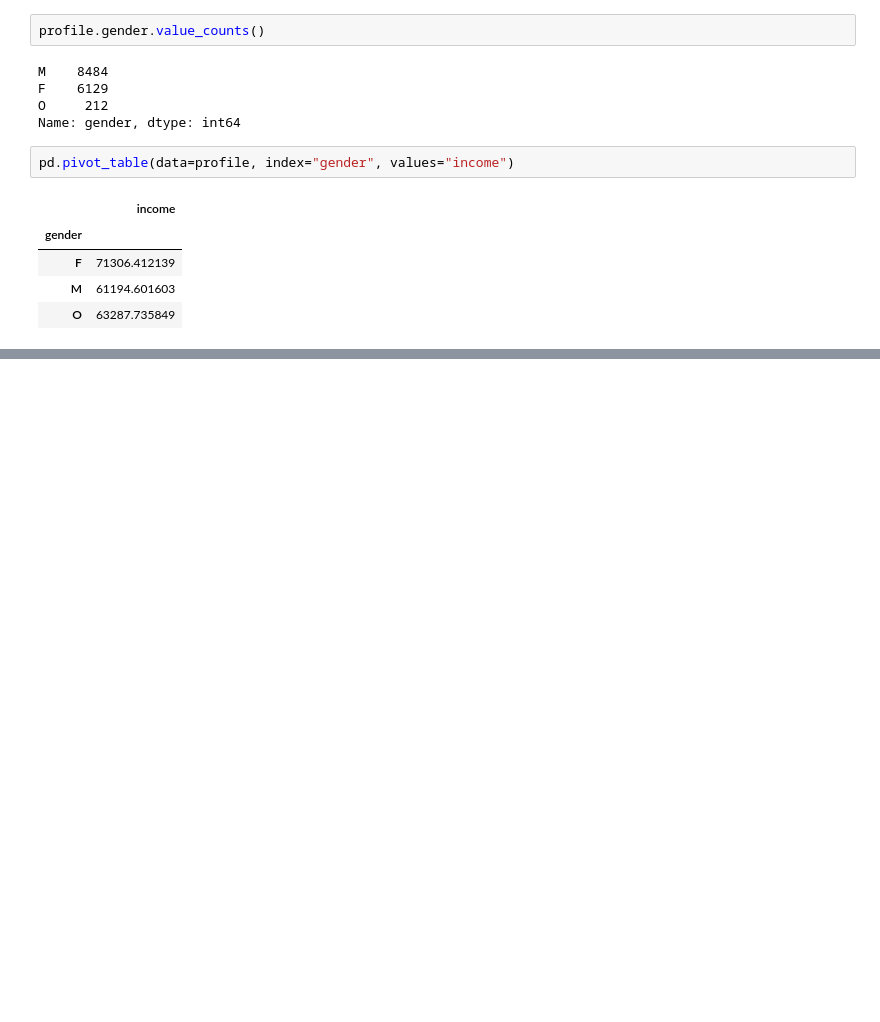
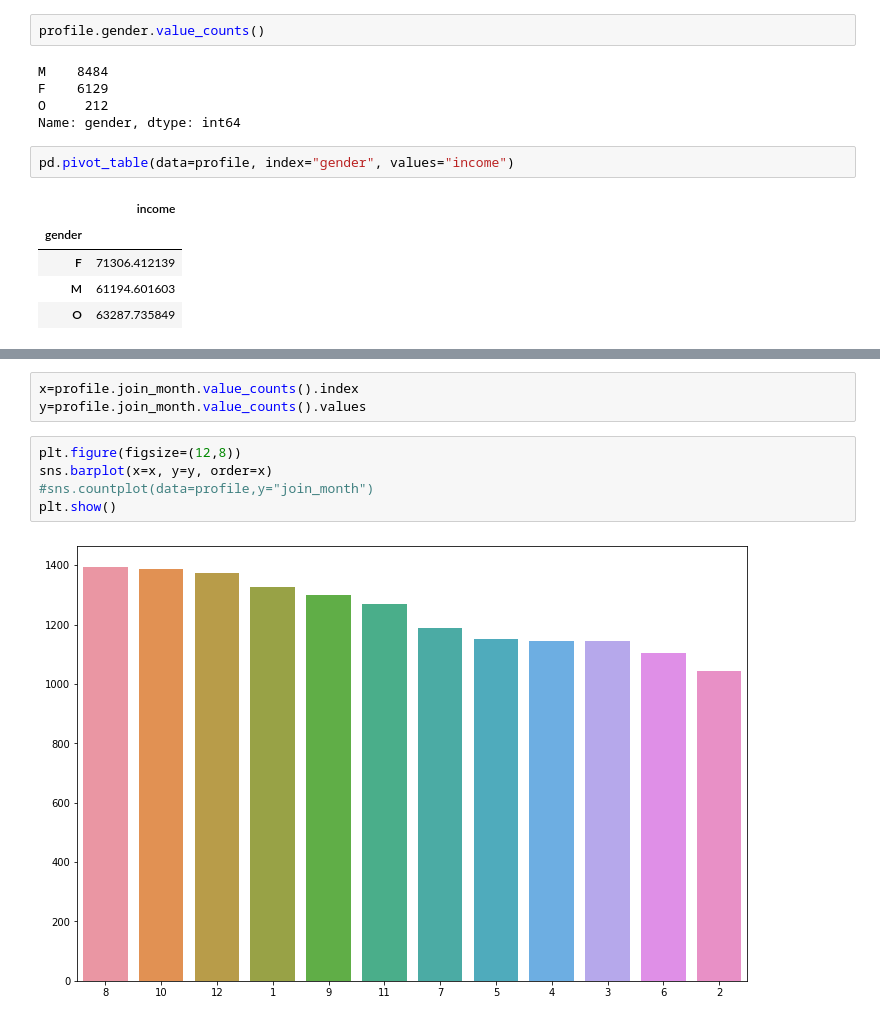
Before and after one commit to yeonseocho/machine-learning-and-python, a Jupyter notebook: basic python/Starbucks Survey.ipynb, the cells around one changed output, grey strips where cells are left out. Cells and saved outputs as stored; diff of their text form; blank space fills up the shorter version.

```diff
--- a/basic python/Starbucks Survey.ipynb
+++ b/basic python/Starbucks Survey.ipynb
@@ -174,0 +208,10 @@ plt.show()
+# %%
+x=profile.join_month.value_counts().index
+y=profile.join_month.value_counts().values
+# %%
+plt.figure(figsize=(12,8))
+sns.barplot(x=x, y=y, order=x)
+#sns.countplot(data=profile,y="join_month")
+plt.show()
+# %% [output]
+[figure, added]
```
Also changed, not shown: parts of 12 cells of this notebook.
